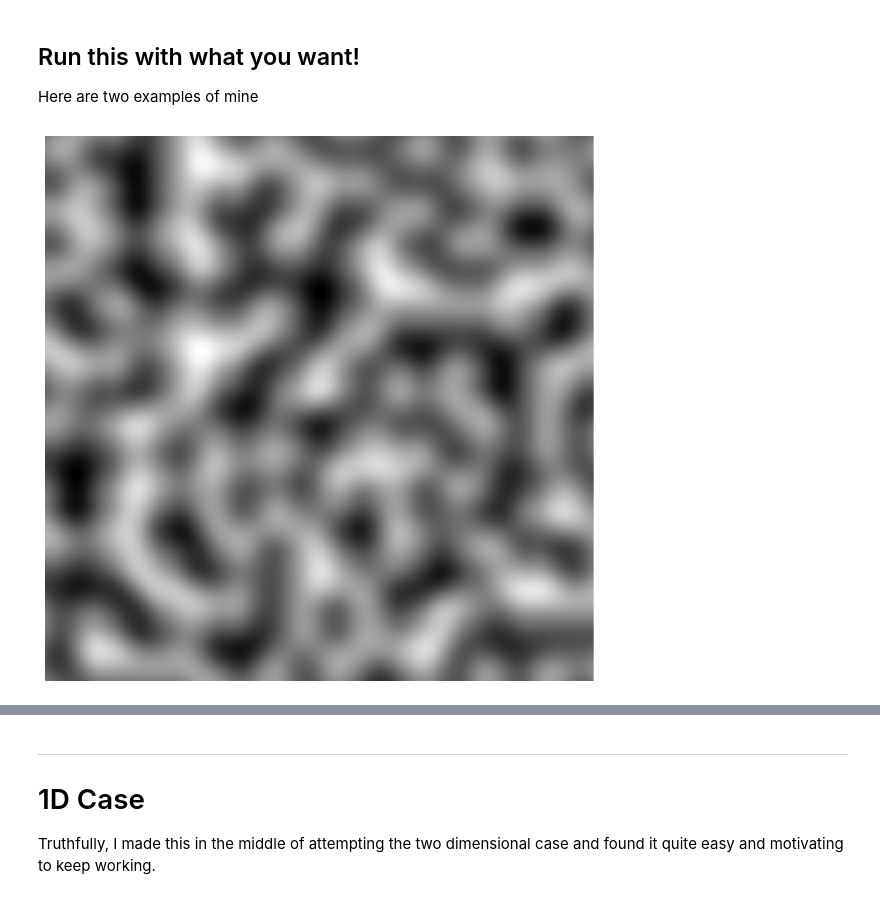
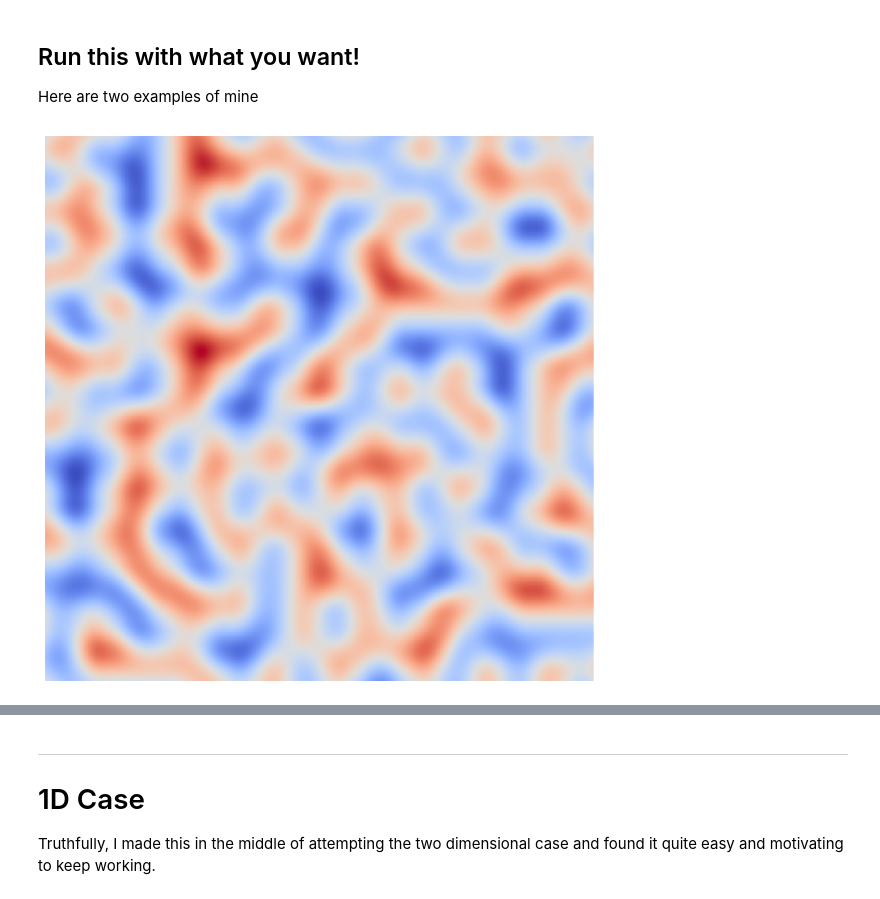
Before and after one commit to dickinsonmatt/perlinnoise, a Jupyter notebook: perlin.ipynb, the cells around one changed output, grey strips where cells are left out. Saved outputs shown, nothing was run; the diff lists cells and outputs as text; code cells hidden in the pictures.

```diff
--- a/perlin.ipynb
+++ b/perlin.ipynb
@@ -123,9 +123,11 @@ def perlin_noise(overall_size = 10, resolution: Literal[1, 5, 10, 20, 25, 50] =
 
     noise = np.reshape(noise, (N*M, N*M))
 
+    normalized_noise = 2 * ((noise - np.min(noise)) / (np.max(noise) - np.min(noise))) - 1
+
     if plot:
         plt.figure(figsize=(10, 10))
-        sns.heatmap(noise, cmap = 'gray', cbar = False)
+        sns.heatmap(normalized_noise, cmap = 'coolwarm', cbar = False, center = 0)
         plt.axis('off')
         plt.show()
 
@@ -136,9 +138,9 @@ def perlin_noise(overall_size = 10, resolution: Literal[1, 5, 10, 20, 25, 50] =
 
 Here are two examples of mine
 # %%
-perlin_noise(resolution = 1, random_state = 42)
+perlin_noise(overall_size= 10, resolution = 1, random_state = 42)
 # %% [output]
-[figure, old version]
+[figure, new version]
 # %%
 perlin_noise(overall_size = 5, resolution = 5, plot = True, matrix_output = False, random_state = 41)
 # %% [output]
```
Also changed, not shown: parts of 3 cells of this notebook, 1 other file.
